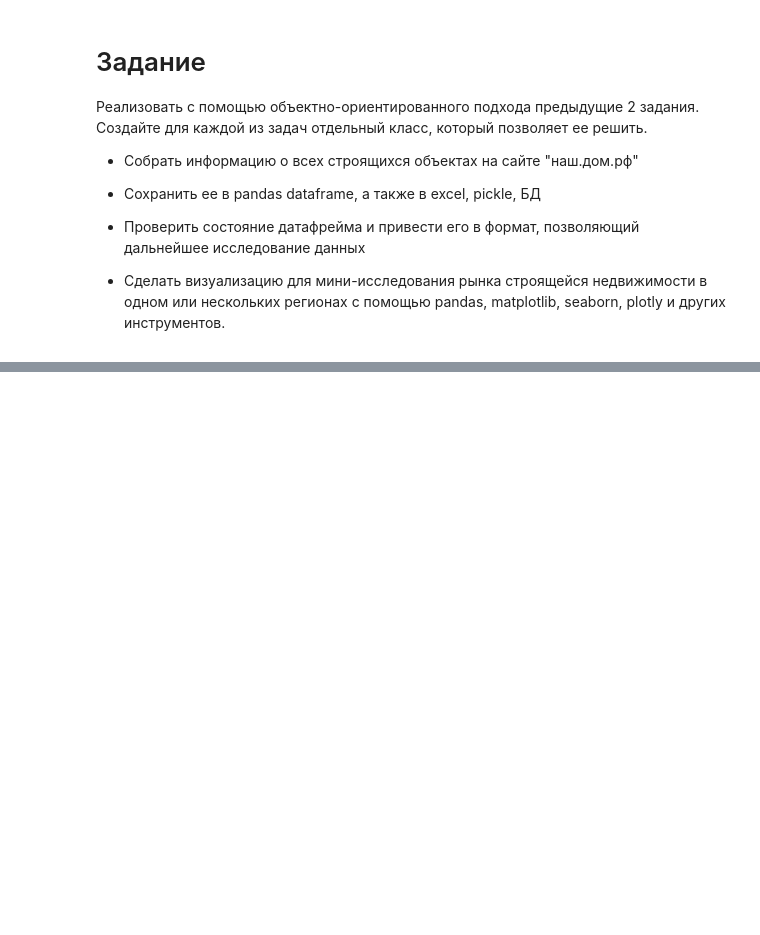
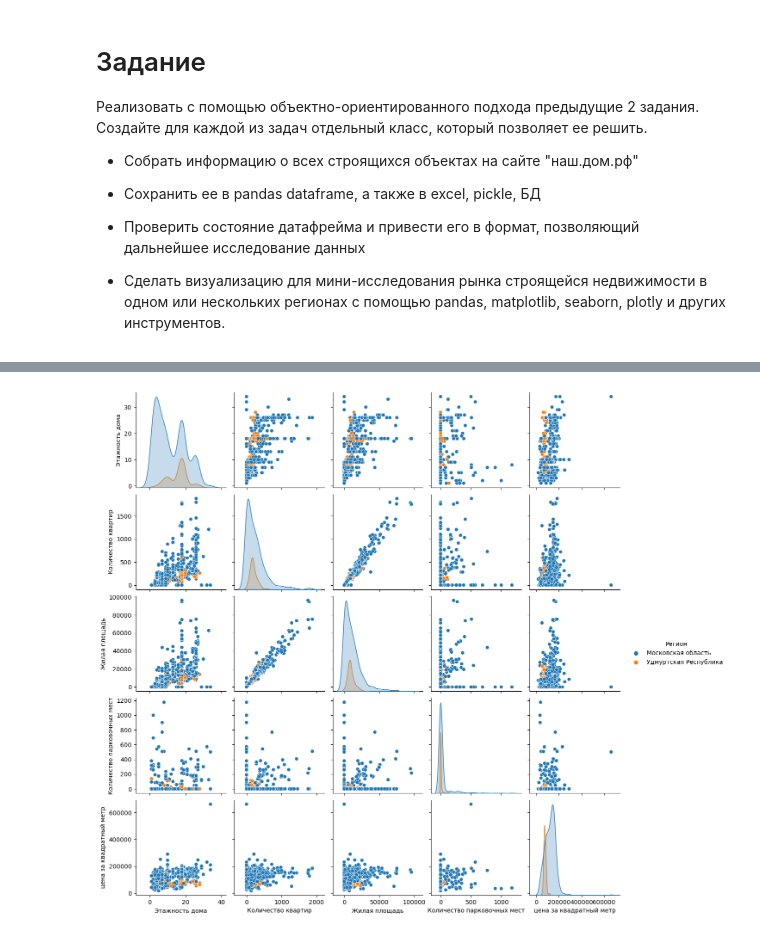
Before and after one commit to MrRifRaf/DS_Sber, a Jupyter notebook: Homework/Task3_dmrf_OOP.ipynb, the cells around one changed output, grey strips where cells are left out. Saved outputs shown, nothing was run; the diff lists cells and outputs as text; code cells hidden in the pictures; blank space fills up the shorter version.

```diff
--- a/Homework/Task3_dmrf_OOP.ipynb
+++ b/Homework/Task3_dmrf_OOP.ipynb
@@ -83,0 +272,4 @@ class Visualizer:
+# %%
+visual.pair_compare('Удмуртская Республика', 'Московская область')
+# %% [output]
+[figure, added]
```
Also changed, not shown: parts of 30 cells of this notebook.
